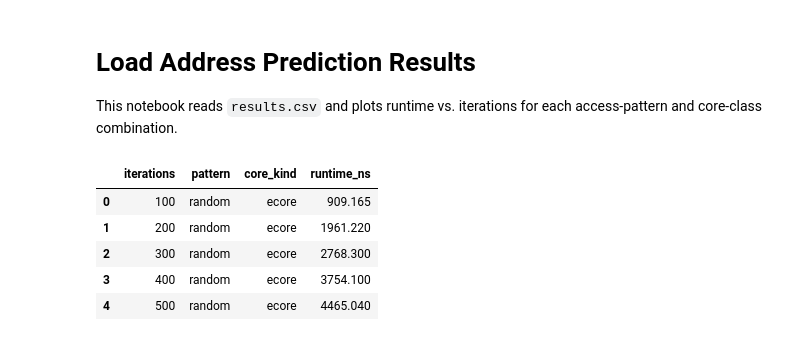
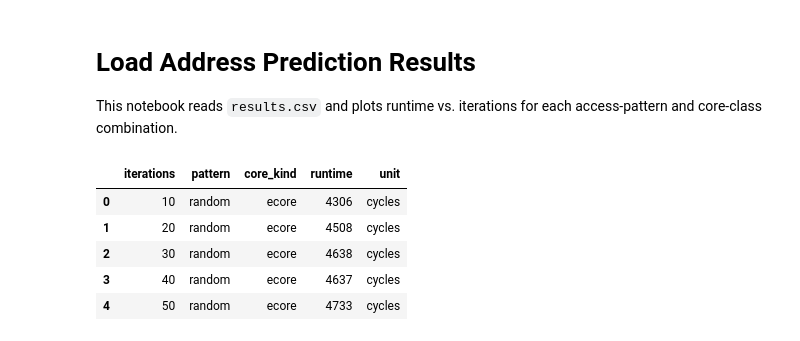
Before and after one commit to awitten1/myblog, a Jupyter notebook: code/load-address-prediction/plot_results.ipynb, the cells around one changed output. Cells and saved outputs as stored; diff of their text form; code cells hidden in the pictures.

```diff
--- a/code/load-address-prediction/plot_results.ipynb
+++ b/code/load-address-prediction/plot_results.ipynb
@@ -8,28 +8,23 @@ import duckdb
 # %%
 con = duckdb.connect()
 
 df = con.sql("""
-    WITH benchmark_results AS (
-        SELECT *
-        FROM read_csv_auto('results.csv')
-        WHERE name IS NOT NULL
-          AND name <> ''
-    )
     SELECT
-        regexp_extract(name, '/([0-9]+)$', 1)::INTEGER AS iterations,
-        split_part(coalesce(label, ''), '-', 1) AS pattern,
-        split_part(coalesce(label, ''), '-', 2) AS core_kind,
-        real_time AS runtime_ns
-    FROM benchmark_results
+        iters AS iterations,
+        pattern,
+        core_kind,
+        runtime,
+        unit
+    FROM read_csv_auto('results.csv')
     ORDER BY core_kind, pattern, iterations
 """).df()
 
 df.head()
 # %% [output]
-|  | iterations | pattern | core_kind | runtime_ns |
-| 0 | 100 | random | ecore | 909.165 |
-| 1 | 200 | random | ecore | 1961.220 |
-| 2 | 300 | random | ecore | 2768.300 |
-| 3 | 400 | random | ecore | 3754.100 |
-| 4 | 500 | random | ecore | 4465.040 |
+|  | iterations | pattern | core_kind | runtime | unit |
+| 0 | 10 | random | ecore | 4306 | cycles |
+| 1 | 20 | random | ecore | 4508 | cycles |
+| 2 | 30 | random | ecore | 4638 | cycles |
+| 3 | 40 | random | ecore | 4637 | cycles |
+| 4 | 50 | random | ecore | 4733 | cycles |
 # %%
```
Also changed, not shown: parts of 1 cell of this notebook, 5 other files.
